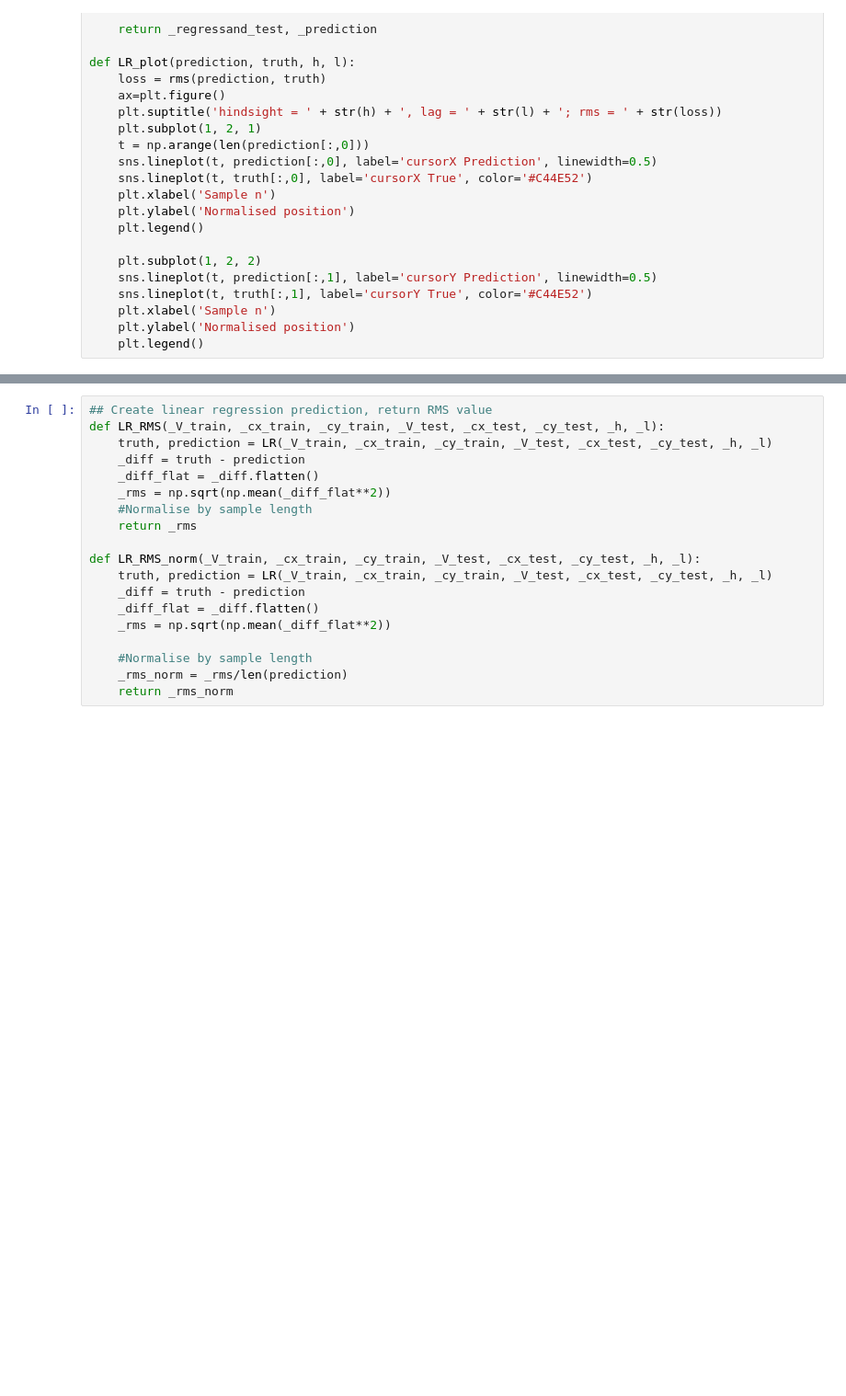
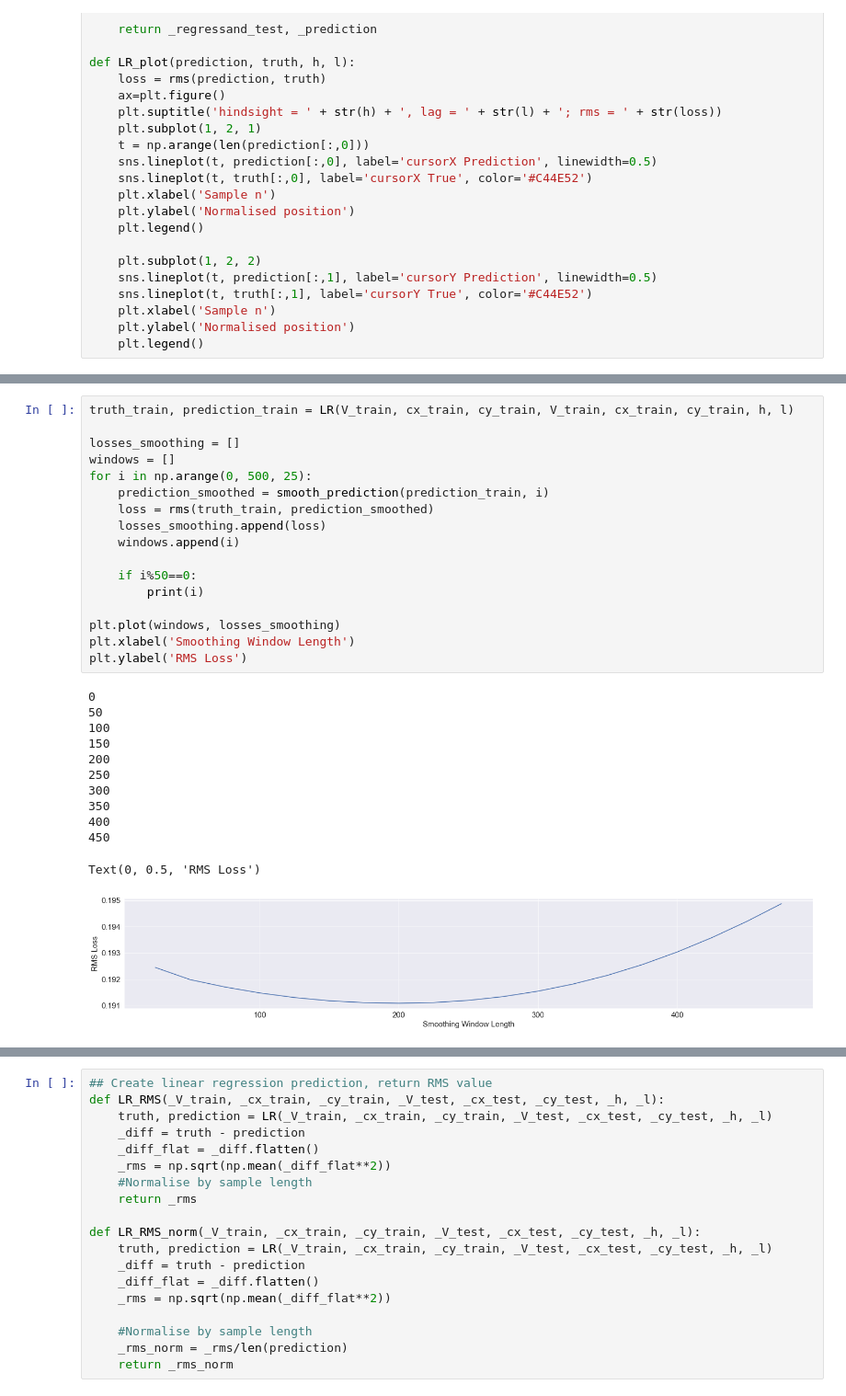
Before and after one commit to rnatarajan98/eCoG_Joystick_Analysis, a Jupyter notebook: GLM.ipynb, the cells around one changed output, grey strips where cells are left out. Shown at 92% size. Drawn from its saved outputs; the diff is of its cells as text; blank space fills up the shorter version.

```diff
--- a/GLM.ipynb
+++ b/GLM.ipynb
@@ -188,0 +216,30 @@ print(rms(truth, prediction))
+# %%
+truth_train, prediction_train = LR(V_train, cx_train, cy_train, V_train, cx_train, cy_train, h, l)
+
+losses_smoothing = []
+windows = []
+for i in np.arange(0, 500, 25):
+    prediction_smoothed = smooth_prediction(prediction_train, i)
+    loss = rms(truth_train, prediction_smoothed)
+    losses_smoothing.append(loss)
+    windows.append(i)
+
+    if i%50==0:
+        print(i)
+
+plt.plot(windows, losses_smoothing)
+plt.xlabel('Smoothing Window Length')
+plt.ylabel('RMS Loss')
+# %% [output]
+0
+50
+100
+150
+200
+250
+300
+350
+400
+450
+Text(0, 0.5, 'RMS Loss')
+[figure, added]
```
Also changed, not shown: parts of 7 cells of this notebook.
